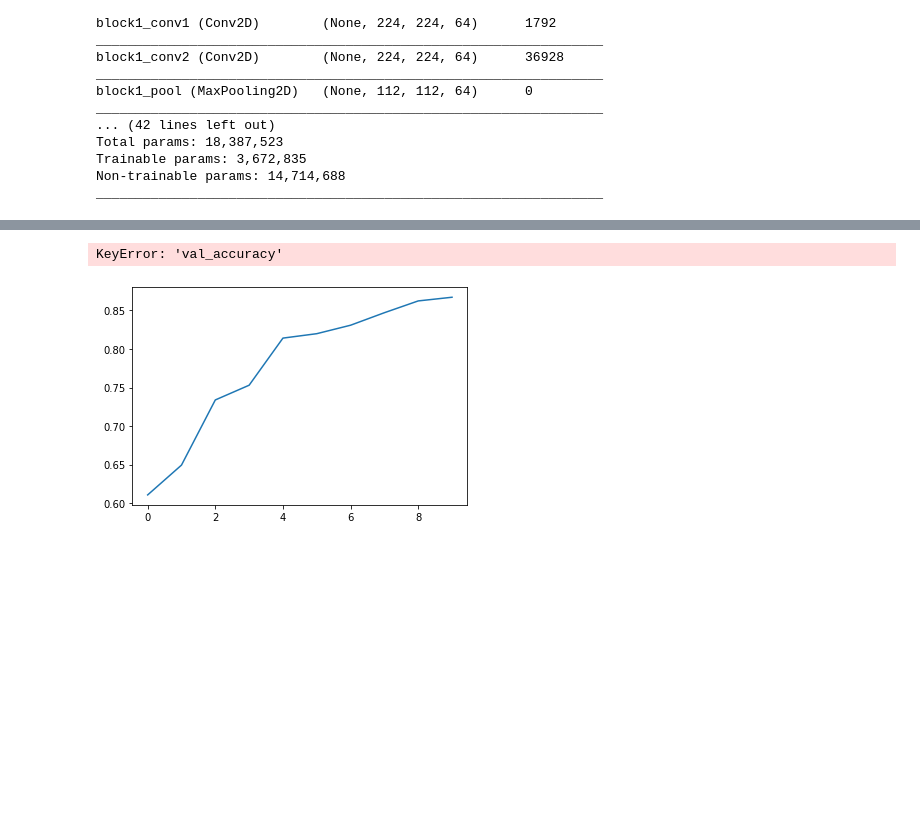
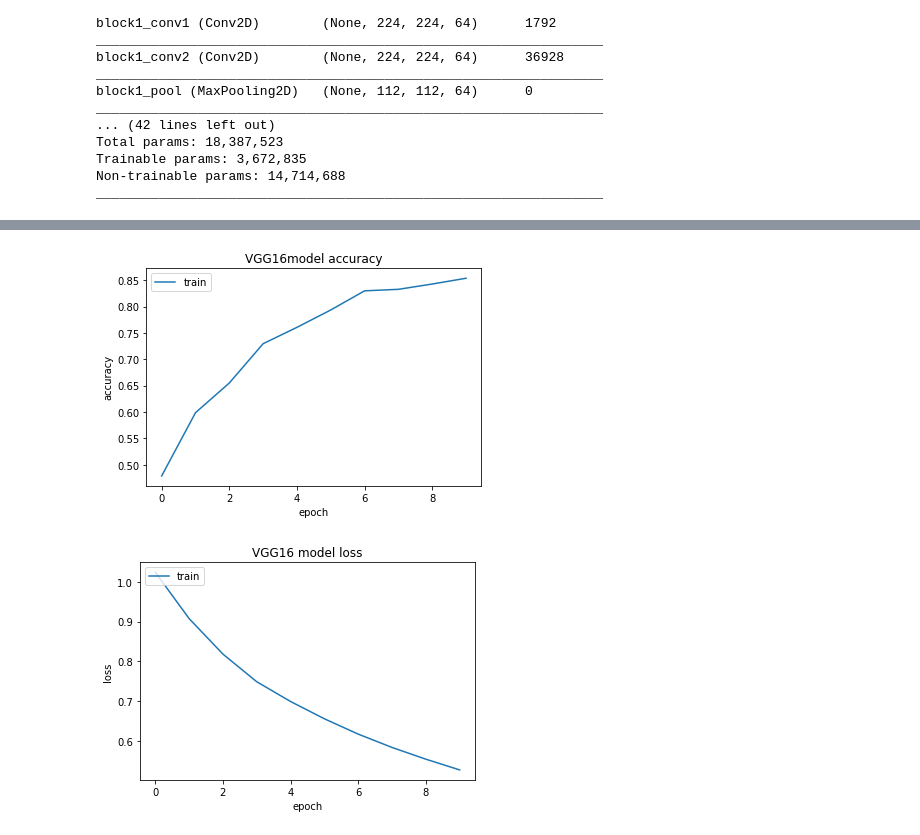
Before and after one commit to gaurav1116/Photo-Voltaic-Module-s-Fault-Detection-using-VGG16-, a Jupyter notebook: Mask_Dataset_VGG16.ipynb, the cells around one changed output, grey strips where cells are left out. Drawn from its saved outputs; the diff is of its cells as text; code cells hidden in the pictures; blank space fills up the shorter version.

Commit message:
Plots uploaded.

```diff
--- a/Mask_Dataset_VGG16.ipynb
+++ b/Mask_Dataset_VGG16.ipynb
@@ -12,11 +12,11 @@ from tensorflow.keras.applications.mobilenet import preprocess_input
 # from google.colab import drive
 # drive.mount('/content/drive/')
 # %%
-Train_data = "C:/Users/gaura/Pictures/PV-Module-Fault-Detection/data/"
-Test_data = "C:/Users/gaura/Pictures/PV-Module-Fault-Detection/test/"
+Train_data = "C:/Users/gaura/Pictures/maskdatasetvgg16/data/"
+Test_data = "C:/Users/gaura/Pictures/maskdatasetvgg16/test/"
 
 train_data_df = pd.DataFrame(columns=['Image_path','Label'])
-test_data_df = pd.DataFrame(columns=['Image_path'])
+test_data_df = pd.DataFrame(columns=['Image_path','Label'])
 # %%
 def load_dataframe(DF,path):
     labels_files = os.listdir(Train_data)
@@ -50,7 +50,7 @@ test_data_df = shuffle(test_data_df)
 
 encoder = LabelEncoder()
 train_data_df['Label'] = encoder.fit_transform(train_data_df['Label'])
-# test_data_df['Label'] = encoder.fit_transform(test_data_df['Label'])
+test_data_df['Label'] = encoder.fit_transform(test_data_df['Label'])
 # %%
 import cv2
 def load_image(path):
@@ -168,24 +167,24 @@ Epoch 10/10
 # %%
-def plotModelAccuracy(history, modelname):
+def plotModelAccuracy(history):
     plt.plot(history.history['accuracy'])
-    plt.plot(history.history['val_accuracy'])
+    # plt.plot(history.history['val_accuracy'])
 
-    plt.title(modelname+'model accuracy')
+    plt.title('VGG16'+' model accuracy')
     plt.ylabel('accuracy')
     plt.xlabel('epoch')
     plt.legend(['train','test'], loc='upper left')
     plt.show()
 
     plt.plot(history.history['loss'])
-    plt.plot(history.history['val_loss'])
+    # plt.plot(history.history['val_loss'])
 
-    plt.title(modelname+' model loss')
+    plt.title('VGG16'+' model loss')
     plt.ylabel('loss')
     plt.xlabel('epoch')
     plt.legend(['train','test'], loc='upper left')
     plt.show()
 # %%
-plotModelAccuracy(model_history, 'VGG16')
+plotModelAccuracy(model_history)
 # %% [output]
-KeyError: 'val_accuracy'
-[figure, old version]
+[figure, new version]
+[figure, added]
```
Also changed, not shown: parts of 16 cells of this notebook.
